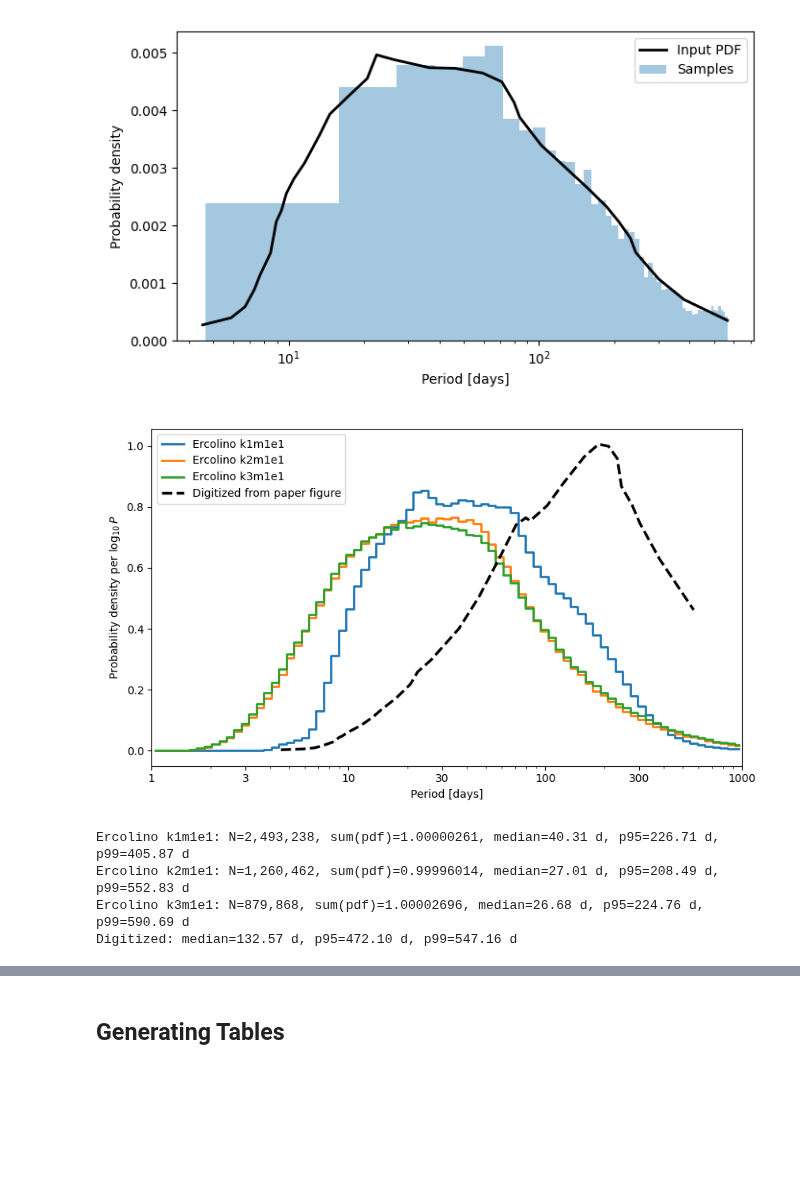
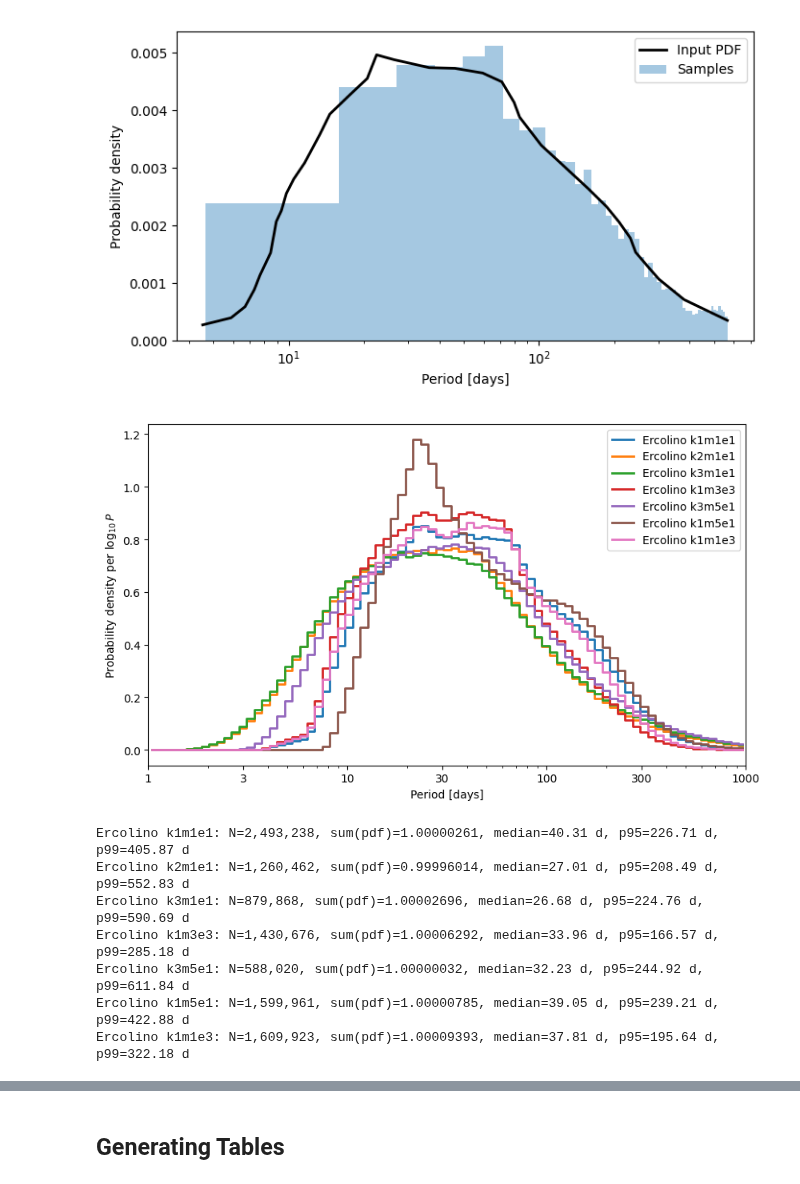
Before and after one commit to hoasaf3/sne_periodicity_search, a Jupyter notebook: periodicity_search.ipynb, the cells around one changed output, grey strips where cells are left out. Drawn from its saved outputs; the diff is of its cells as text; code cells hidden in the pictures; blank space fills up the shorter version.

```diff
--- a/periodicity_search.ipynb
+++ b/periodicity_search.ipynb
@@ -1747,7 +1709,7 @@ for name, br in updated_grouped["poly3"].items():
     k = bin_counts[key]
     bin_counts[key] += 1
 
-    offsets = [(-0.18, 0.00), (0.18, 0.00), (0.00, 0.18), (0.00, -0.18)]
+    offsets = [(-0.28, 0.00), (0.28, 0.00), (0.00, 0.28), (0.00, -0.28)]
     dx, dy = offsets[k % len(offsets)]
 
     ax.scatter(
@@ -1782,11 +1744,11 @@ ax.set_yticks(np.arange(len(Pij_full_map.index)))
 ax.set_yticklabels([f"{a:.2f}" for a in Pij_full_map.index])
 
 ax.set_xlabel("Period bin [days]")
-ax.set_ylabel("Amplitude bin [mag]")
+ax.set_ylabel("Semi-amplitude bin [mag]")
 # ax.set_title(f"Full-sample recovery probability, N={n_full_sample}")
 
 cbar = fig.colorbar(im, ax=ax)
-cbar.set_label("$P_{ij}$, ineligible candidates counted as zero")
+cbar.set_label("$P_{ij}$")
 
 plt.tight_layout()
 plt.savefig("Figures/Pij_full_sample_recovery_map.pdf", dpi=300, bbox_inches="tight")
@@ -2495,8 +2461,11 @@ ERCOLINO_PERIOD_FILES = {
     "k1m1e1": "ercolino_dist/k1m1e1_P_pdf.data",
     "k2m1e1": "ercolino_dist/k2m1e1_P_pdf.data",
     "k3m1e1": "ercolino_dist/k3m1e1_P_pdf.data",
+    "k1m3e3": "ercolino_dist/k1m3e3_P_pdf.data",
+    "k3m5e1": "ercolino_dist/k3m5e1_P_pdf.data",
+    "k1m5e1": "ercolino_dist/k1m5e1_P_pdf.data",
+    "k1m1e3": "ercolino_dist/k1m1e3_P_pdf.data",
 }
-MOCK_PERIOD_DIST_PATH = "tables/period_dist.csv"
 
 
 def load_ercolino_period_distribution(path):
@@ -2557,8 +2526,6 @@ for label, filepath in ERCOLINO_PERIOD_FILES.items():
         "table": dist,
     }
 
-mock_period_days, mock_period_pdf, mock_period_cdf = load_mock_period_distribution(MOCK_PERIOD_DIST_PATH)
-
 # Default real-period sampler: k1m1e1.
 real_period_values = ercolino_period_dists["k1m1e1"]["periods"]
 real_period_weights = ercolino_period_dists["k1m1e1"]["weights"]
@@ -2595,65 +2562,41 @@ for label, dist in ercolino_period_dists.items():
     plt.step(
         period_centers,
         density_logp,
         where="mid",
         linewidth=2,
         label=f"Ercolino {label}",
     )
 
-mock_mask = (mock_period_days >= 1) & (mock_period_days <= 1000)
-mock_log_period_days = np.log10(mock_period_days[mock_mask])
-# If f(P) is density per day, then density per log10(P) is f(P) * P * ln(10).
-mock_log_pdf = mock_period_pdf[mock_mask] * mock_period_days[mock_mask] * np.log(10)
-mock_log_area = np.trapezoid(mock_log_pdf, mock_log_period_days)
-if mock_log_area > 0:
-    mock_log_pdf = mock_log_pdf / mock_log_area
-
-plt.plot(
-    mock_period_days[mock_mask],
-    mock_log_pdf,
-    color="black",
-    linestyle="--",
-    linewidth=2.5,
-    label="Digitized from paper figure",
-)
-
 plt.xscale("log")
 plt.xlim(1, 1000)
 plt.xticks([1, 3, 10, 30, 100, 300, 1000], ["1", "3", "10", "30", "100", "300", "1000"])
 plt.xlabel("Period [days]")
 plt.ylabel(r"Probability density per $\log_{10} P$")
 plt.legend()
 plt.tight_layout()
 plt.show()
 
 for label, dist in ercolino_period_dists.items():
     median, p95, p99 = weighted_quantile(
         dist["periods"],
         dist["weights"],
         [0.50, 0.95, 0.99],
     )
     raw_pdf_sum = dist["table"]["pdf"].sum()
     print(
         f"Ercolino {label}: N={len(dist['periods']):,}, "
         f"sum(pdf)={raw_pdf_sum:.8f}, "
         f"median={median:.2f} d, p95={p95:.2f} d, p99={p99:.2f} d"
     )
-
-mock_median, mock_p95, mock_p99 = cdf_quantile(
-    mock_period_days,
-    mock_period_cdf,
-    [0.50, 0.95, 0.99],
-)
-print(
-    f"Digitized: median={mock_median:.2f} d, "
-    f"p95={mock_p95:.2f} d, p99={mock_p99:.2f} d"
-)
 # %% [output]
-[figure, old version]
+[figure, new version]
 Ercolino k1m1e1: N=2,493,238, sum(pdf)=1.00000261, median=40.31 d, p95=226.71 d, p99=405.87 d
 Ercolino k2m1e1: N=1,260,462, sum(pdf)=0.99996014, median=27.01 d, p95=208.49 d, p99=552.83 d
 Ercolino k3m1e1: N=879,868, sum(pdf)=1.00002696, median=26.68 d, p95=224.76 d, p99=590.69 d
-Digitized: median=132.57 d, p95=472.10 d, p99=547.16 d
+Ercolino k1m3e3: N=1,430,676, sum(pdf)=1.00006292, median=33.96 d, p95=166.57 d, p99=285.18 d
+Ercolino k3m5e1: N=588,020, sum(pdf)=1.00000032, median=32.23 d, p95=244.92 d, p99=611.84 d
+Ercolino k1m5e1: N=1,599,961, sum(pdf)=1.00000785, median=39.05 d, p95=239.21 d, p99=422.88 d
+Ercolino k1m1e3: N=1,609,923, sum(pdf)=1.00009393, median=37.81 d, p95=195.64 d, p99=322.18 d
 # %%
 import numpy as np
 import pandas as pd
```
Also changed, not shown: parts of 17 cells of this notebook.
